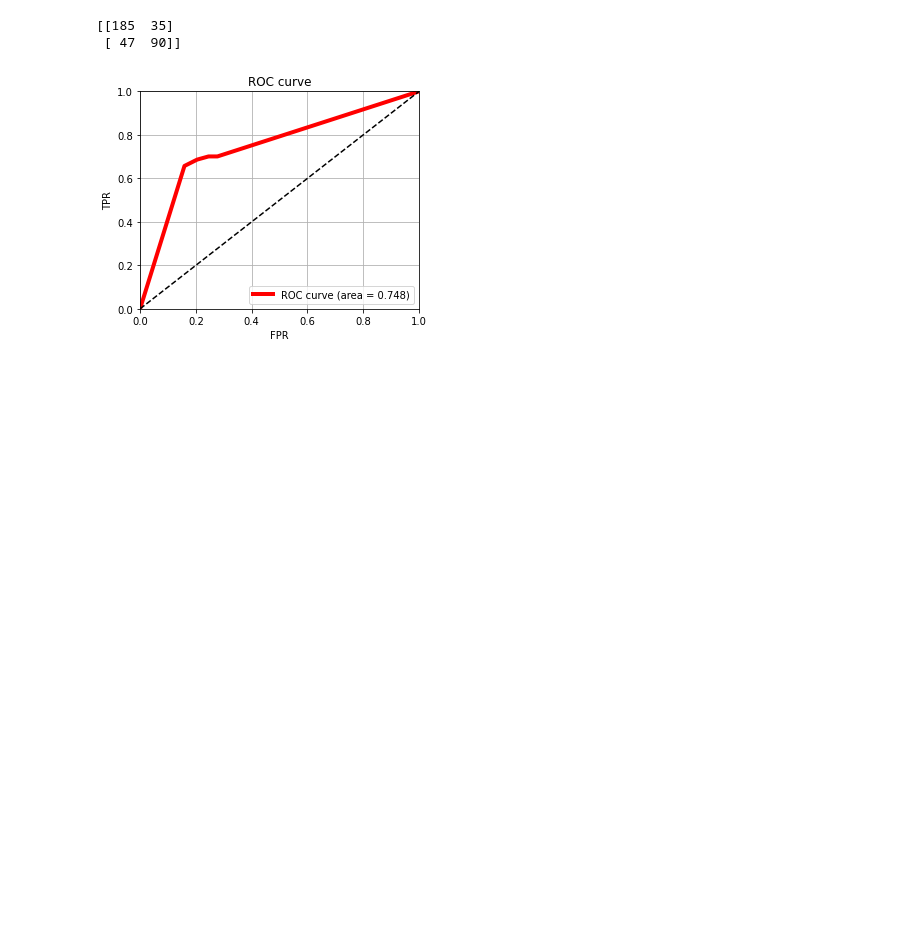
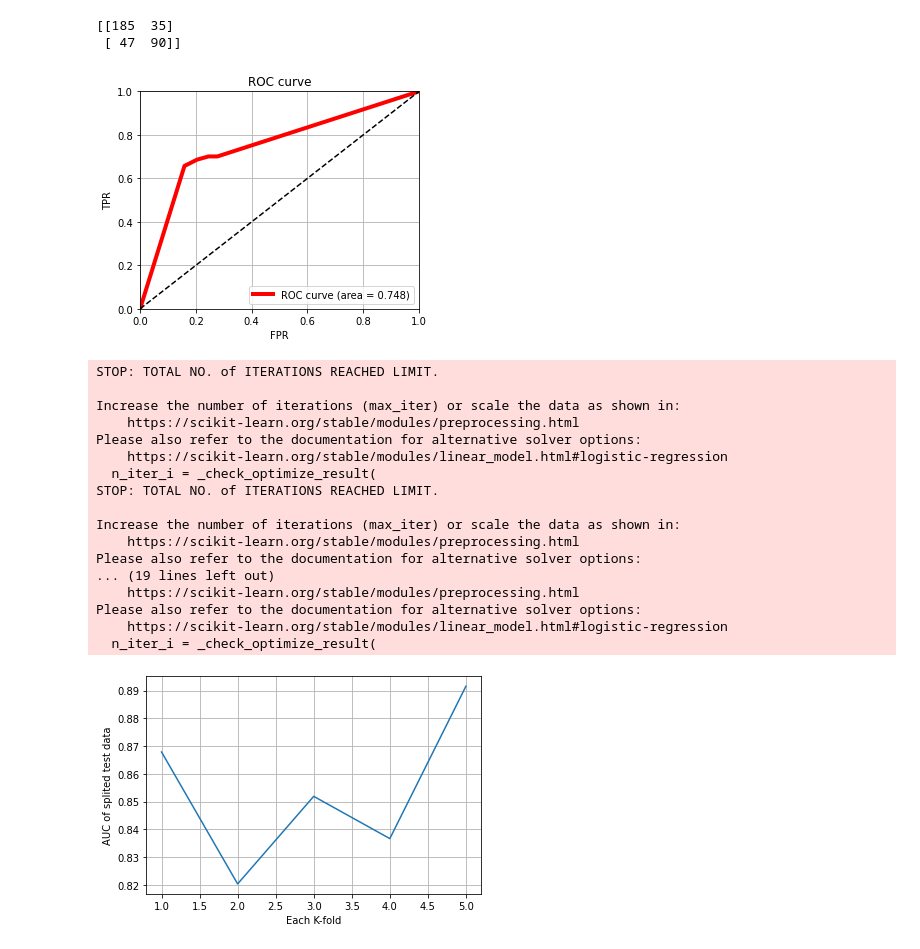
Before and after one commit to Chulwoong-Oh/ML01, a Jupyter notebook: decision_tree_r1.ipynb, the cells around one changed output. Drawn from its saved outputs; the diff is of its cells as text; code cells hidden in the pictures; blank space fills up the shorter version.

```diff
--- a/decision_tree_r1.ipynb
+++ b/decision_tree_r1.ipynb
@@ -385,3 +386,49 @@ os.environ["PATH"]+=os.pathsep+'C:/Program Files/Graphviz/bin'
 tree = export_graphviz(dtc, feature_names = feature_name,
                        class_names = ['Perish', 'Survived'])
 graphviz.Source(tree)
+# %%
+k = 5
+cv = KFold(k, shuffle = True, random_state = 0)
+auc_history = []
+
+for i, (train_data_row, test_data_row) in enumerate(cv.split(train1)):
+    df_train = train1.iloc[train_data_row]
+    df_test = train1.iloc[test_data_row]
+
+    splited_x_train, splited_y_train = df_train.loc[:, df_train.columns != 'Survived'].values, df_train.Survived.values
+    splited_x_test, splited_y_test = df_test.loc[:, df_test.columns != 'Survived'].values, df_test.Survived.values
+
+    lr = LogisticRegression(random_state = 0)
+    lr.fit(splited_x_train, splited_y_train)
+    y_pred = lr.predict(splited_x_test)
+    y_pred_prob = lr.predict_proba(splited_x_test)[:,1]
+
+    false_positive_rate, true_positive_rate, thresholds = roc_curve(splited_y_test, y_pred_prob)
+    roc_auc = roc_auc_score(splited_y_test, y_pred_prob)
+    auc_history.append(roc_auc)
+
+
+
+plt.xlabel('Each K-fold')
+plt.ylabel('AUC of splited test data')
+plt.plot(range(1, k+1), auc_history)
+plt.grid(True)
+# %% [output]
+STOP: TOTAL NO. of ITERATIONS REACHED LIMIT.
+
+Increase the number of iterations (max_iter) or scale the data as shown in:
+    https://scikit-learn.org/stable/modules/preprocessing.html
+Please also refer to the documentation for alternative solver options:
+    https://scikit-learn.org/stable/modules/linear_model.html#logistic-regression
+  n_iter_i = _check_optimize_result(
+STOP: TOTAL NO. of ITERATIONS REACHED LIMIT.
+
+Increase the number of iterations (max_iter) or scale the data as shown in:
+    https://scikit-learn.org/stable/modules/preprocessing.html
+Please also refer to the documentation for alternative solver options:
+... (19 lines left out)
+    https://scikit-learn.org/stable/modules/preprocessing.html
+Please also refer to the documentation for alternative solver options:
+    https://scikit-learn.org/stable/modules/linear_model.html#logistic-regression
+  n_iter_i = _check_optimize_result(
+[figure, added]
```
Also changed, not shown: parts of 1 cell of this notebook, 1 other file.
